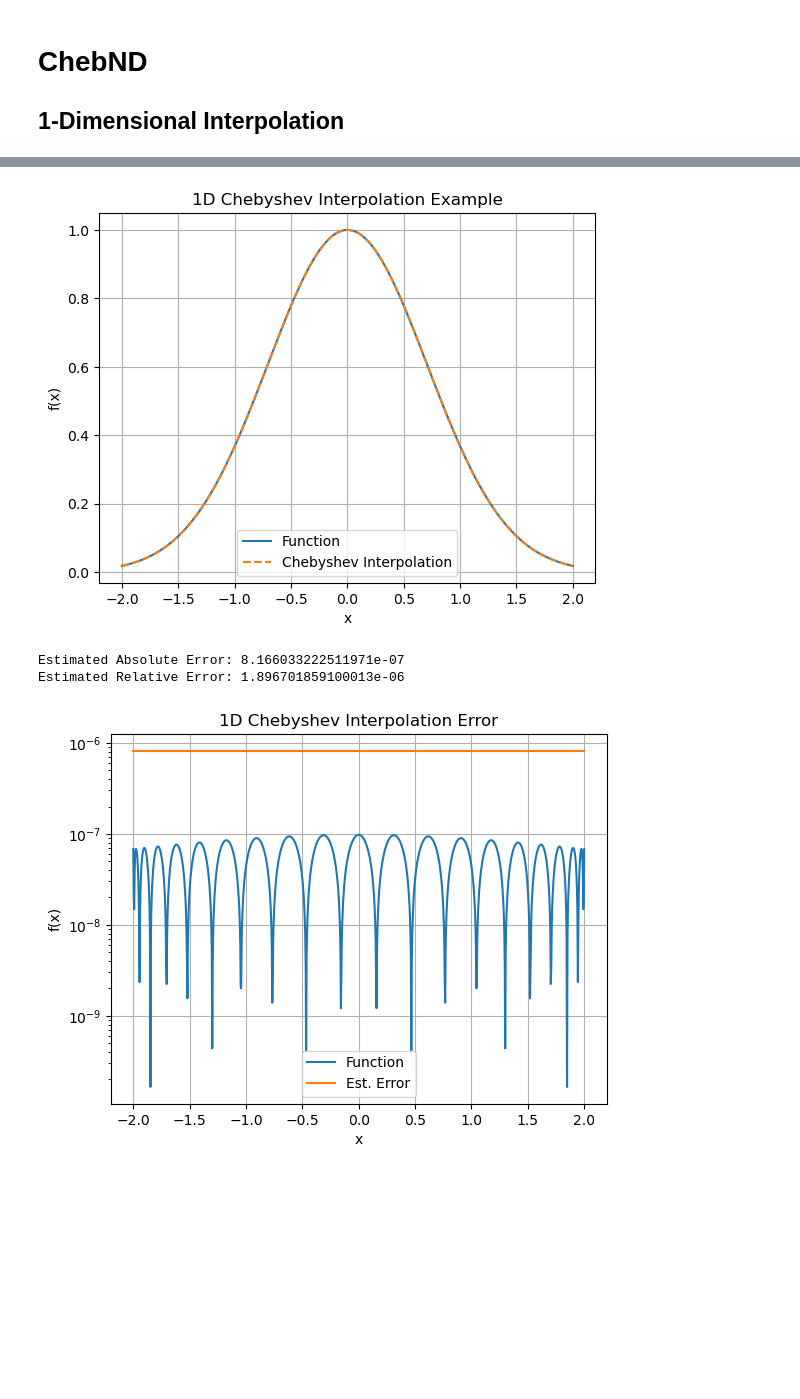
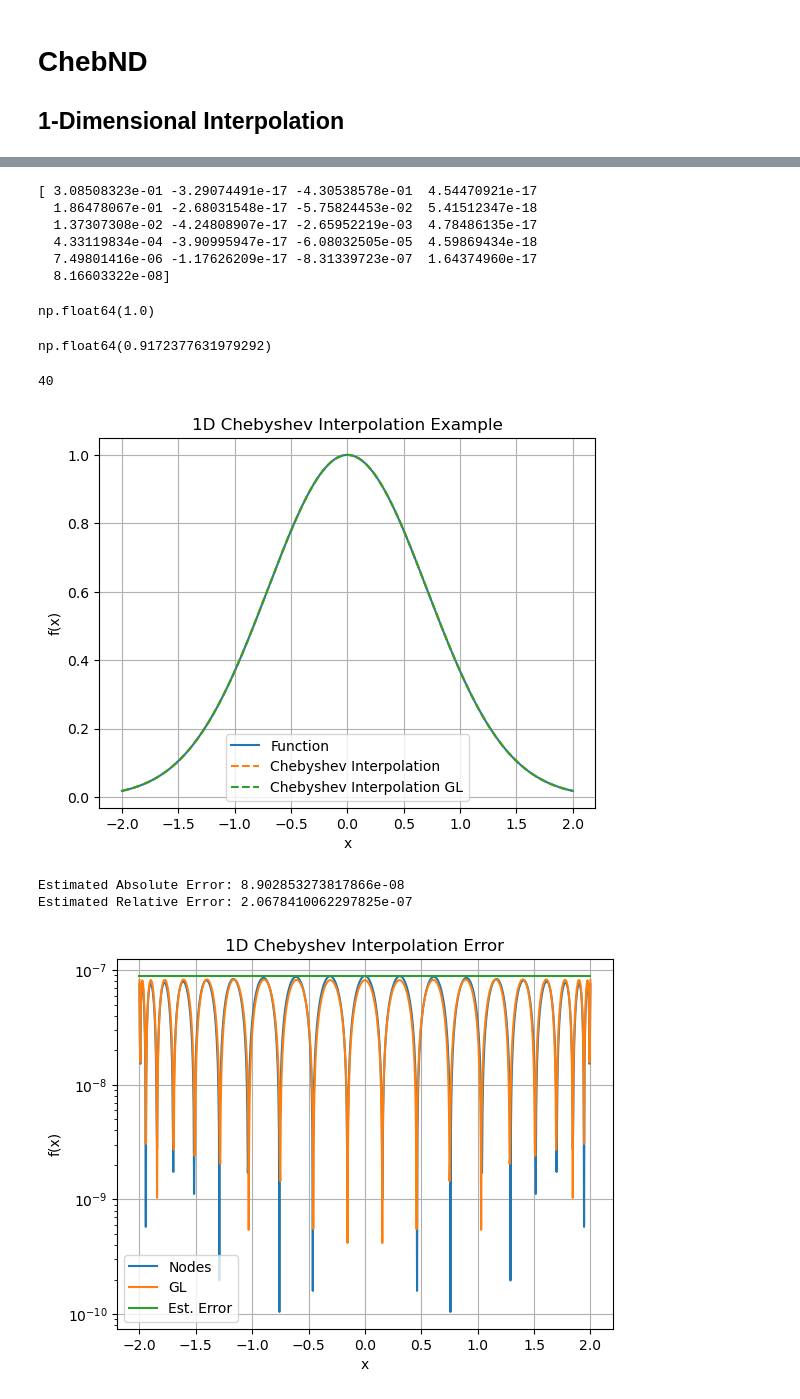
Before and after one commit to Philip-Lynch/chebyshevND, a Jupyter notebook: examples/example_1d_interp.ipynb, the cells around one changed output, grey strips where cells are left out. Saved outputs shown, nothing was run; the diff lists cells and outputs as text; code cells hidden in the pictures; blank space fills up the shorter version.

```diff
--- a/examples/example_1d_interp.ipynb
+++ b/examples/example_1d_interp.ipynb
@@ -17,2 +18,7 @@ N = 20
 # %%
-interp = ChebyshevInterpolant1D(f, a=a, b=b, N=N)
+x_nodes = chebyshev_nodes(N,a,b)
+vals = f(x_nodes)
+interp1 = ChebyshevInterpolant1D(vals, a=a, b=b, N=N,kind = "nodes")
+
+coeffs1 = interp1.get_coefficients()
+print(coeffs1)
@@ -19,11 +32,39 @@ interp = ChebyshevInterpolant1D(f, a=a, b=b, N=N)
+# %%
+x_GL = chebyshev_gauss_lobatto_nodes(N,a,b)
+vals2 = f(x_GL)
+interp2 = ChebyshevInterpolant1D(vals2, a=a, b=b, N=N, kind = "GL")
+
+coeffs2 = interp2.get_coefficients()
+print(coeffs2)
+# %% [output]
+[ 3.08508323e-01 -3.29074491e-17 -4.30538578e-01  4.54470921e-17
+  1.86478067e-01 -2.68031548e-17 -5.75824453e-02  5.41512347e-18
+  1.37307308e-02 -4.24808907e-17 -2.65952219e-03  4.78486135e-17
+  4.33119834e-04 -3.90995947e-17 -6.08032505e-05  4.59869434e-18
+  7.49801416e-06 -1.17626209e-17 -8.31339723e-07  1.64374960e-17
+  8.16603322e-08]
+# %%
+coeffs2[0]/coeffs1[0]
+# %% [output]
+np.float64(1.0)
+# %%
+coeffs2[-1]/coeffs1[-1]
+# %% [output]
+np.float64(0.9172377631979292)
+# %%
+2* (N-1)
+# %% [output]
+40
 # %%
 x_test = np.linspace(-2, 2, 1000)
-y_interp = interp.evaluate(x_test)
+y_interp = interp1.evaluate(x_test)
+y_interp2 = interp2.evaluate(x_test)
 y_vals = f(x_test)
 # %%
 # Plotting the results
 plt.plot(x_test, y_vals, label='Function')
 plt.plot(x_test, y_interp, label='Chebyshev Interpolation', linestyle='--')
+plt.plot(x_test, y_interp2, label='Chebyshev Interpolation GL', linestyle='--')
 plt.legend()
 plt.title('1D Chebyshev Interpolation Example')
 plt.xlabel('x')
@@ -31,29 +72,30 @@ plt.ylabel('f(x)')
 plt.grid()
 plt.show()
 # %% [output]
-[figure, old version]
+[figure, new version]
 # %%
-estAbsErr = interp.absolute_error()
-estRelErr = interp.relative_error()
+estAbsErr = interp1.absolute_error()
+estRelErr = interp1.relative_error()
 
 print(f"Estimated Absolute Error: {estAbsErr}")
 print(f"Estimated Relative Error: {estRelErr}")
 # %% [output]
-Estimated Absolute Error: 8.166033222511971e-07
-Estimated Relative Error: 1.896701859100013e-06
+Estimated Absolute Error: 8.902853273817866e-08
+Estimated Relative Error: 2.0678410062297825e-07
 # %%
 # Plotting the results
-plt.plot(x_test, abs(y_vals - y_interp), label='Function')
+plt.plot(x_test, abs(y_vals - y_interp), label='Nodes')
+plt.plot(x_test, abs(y_vals - y_interp2), label='GL')
 plt.plot(x_test, np.ones_like(x_test) * estAbsErr, label='Est. Error')
 plt.legend()
 plt.title('1D Chebyshev Interpolation Error')
 plt.xlabel('x')
 plt.ylabel('f(x)')
 plt.yscale('log')
 plt.grid()
 plt.show()
 # %% [output]
-[figure, old version]
+[figure, new version]
 # %%
 # Plotting the results
 plt.plot(x_test, abs((y_vals - y_interp)/y_vals), label='Function')
```
Also changed, not shown: parts of 5 cells of this notebook, 12 other files.
